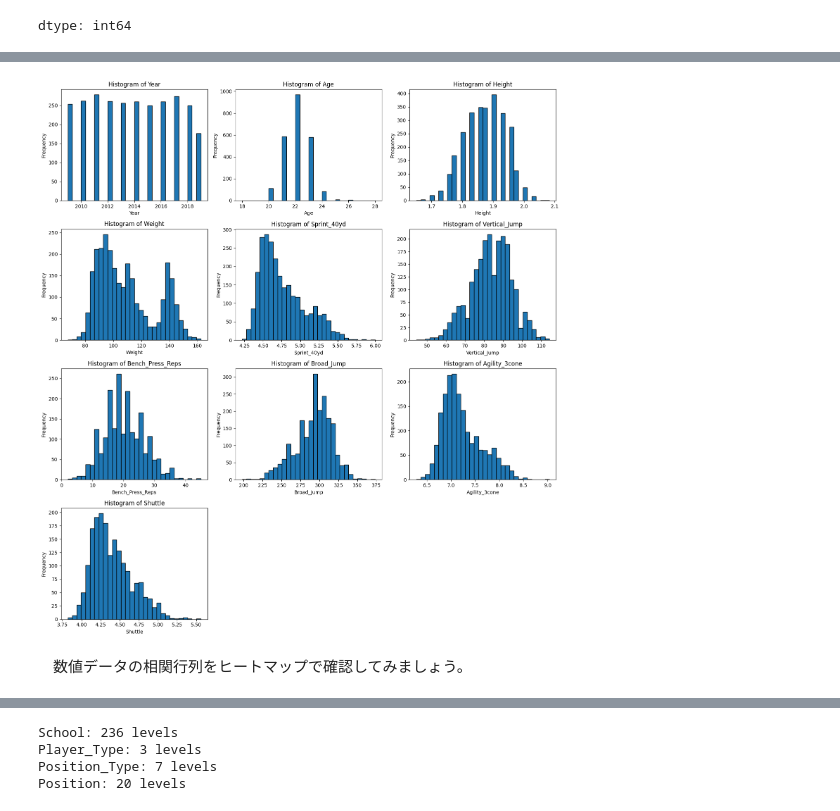
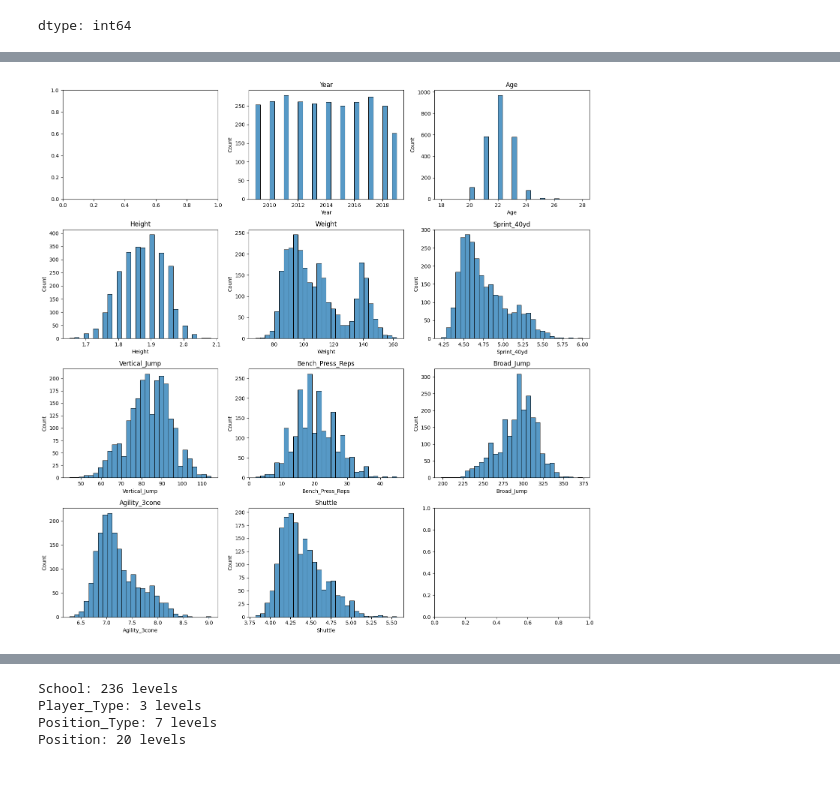
Before and after one commit to yamatai-wizard/GCI_Competition2, a Jupyter notebook: NFL_Draft_Prediction.ipynb, the cells around one changed output, grey strips where cells are left out. Saved outputs shown, nothing was run; the diff lists cells and outputs as text; code cells hidden in the pictures; blank space fills up the shorter version.

```diff
--- a/NFL_Draft_Prediction.ipynb
+++ b/NFL_Draft_Prediction.ipynb
@@ -190,25 +165,17 @@ Percentage of 1: 64.83%
-# %%
-# 数値列だけを取り出す（Id, Drafted列は除く）
-numeric_cols = train.select_dtypes(include=['number']).columns
-numeric_cols = numeric_cols.drop(['Id', 'Drafted'])
-
-# プロット
-num_cols = len(numeric_cols)
-cols = 3
-rows = (num_cols + cols - 1) // cols
-
-plt.figure(figsize=(5 * cols, 4 * rows))
-
-for i, col in enumerate(numeric_cols, 1):
-    plt.subplot(rows, cols, i)
-    plt.hist(train[col].dropna(), bins=30, edgecolor='black')
-    plt.title(f'Histogram of {col}')
-    plt.xlabel(col)
-    plt.ylabel('Frequency')
-
-plt.tight_layout()
-plt.show()
-# %% [output]
-[figure, removed]
-# %% [markdown]
-　数値データの相関行列をヒートマップで確認してみましょう。
+# %%
+numeric_cols = train.select_dtypes(include='number').columns
+
+fig, axes = plt.subplots(4,3,figsize=(15,15))
+axes = axes.ravel()
+
+for i, col in enumerate(numeric_cols):
+    if col in ['Id','Drafted']:
+        continue
+    train_dropna = train.dropna(subset=[col])
+    sns.histplot(data=train_dropna, x=col, bins=30,ax=axes[i])
+    axes[i].set_title(col)
+
+plt.tight_layout()
+plt.show()
+# %% [output]
+[figure, added]
```
Also changed, not shown: parts of 57 cells of this notebook.
